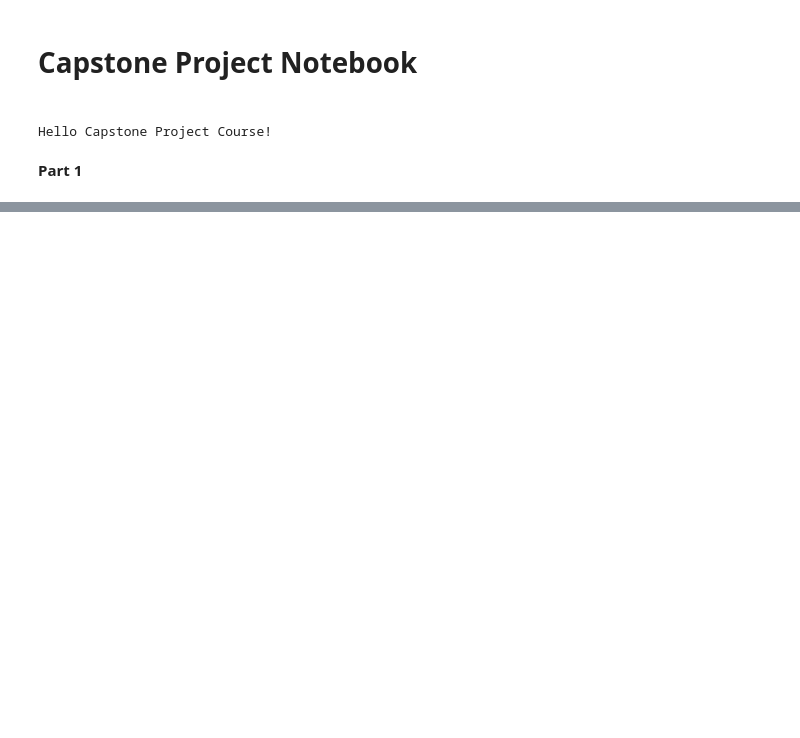
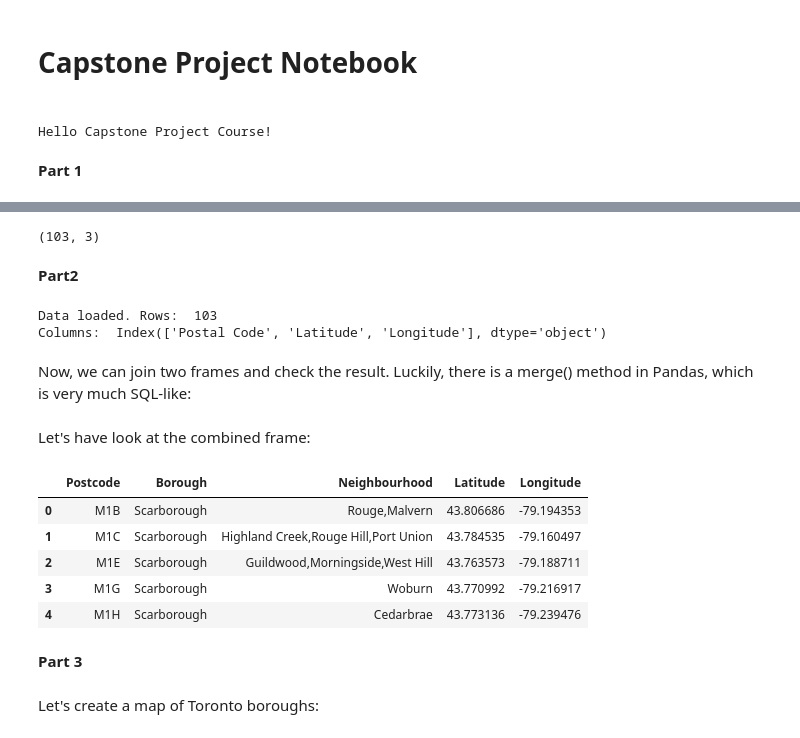
Before and after one commit to courseraproj/Coursera_Capstone, a Jupyter notebook: Coursera Neighborhoods in Toronto.ipynb, the cells around one changed output, grey strips where cells are left out. Saved outputs shown, nothing was run; the diff lists cells and outputs as text; code cells hidden in the pictures; blank space fills up the shorter version.

```diff
--- a/Coursera Neighborhoods in Toronto.ipynb
+++ b/Coursera Neighborhoods in Toronto.ipynb
@@ -61,0 +87,42 @@ toronto_neighborhood.shape
+# %%
+toronto_neighborhood.shape
+# %% [output]
+(103, 3)
+# %% [markdown]
+<B>Part2<B>
+# %%
+#Load data from CSV
+geo_data = pd.read_csv(GEODATA_CSV)
+
+#Print some stats
+print('Data loaded. Rows: ', geo_data.shape[0])
+print('Columns: ', geo_data.columns)
+# %% [output]
+Data loaded. Rows:  103
+Columns:  Index(['Postal Code', 'Latitude', 'Longitude'], dtype='object')
+# %% [markdown]
+Now, we can join two frames and check the result. Luckily, there is a merge() method in Pandas, which is very much SQL-like:
+# %%
+#Merge frames into new frame using zipcode as a key
+geo_zipcodes = pd.merge(
+    toronto_neighborhood, geo_data,
+    how='inner',
+    left_on = 'Postcode', right_on = 'Postal Code')
+
+#Drop unwanted 'Postal Code' column
+geo_zipcodes.drop('Postal Code', axis=1, inplace=True)
+# %% [markdown]
+Let's have look at the combined frame:
+# %%
+geo_zipcodes.head()
+# %% [output]
+|  | Postcode | Borough | Neighbourhood | Latitude | Longitude |
+| 0 | M1B | Scarborough | Rouge,Malvern | 43.806686 | -79.194353 |
+| 1 | M1C | Scarborough | Highland Creek,Rouge Hill,Port Union | 43.784535 | -79.160497 |
+| 2 | M1E | Scarborough | Guildwood,Morningside,West Hill | 43.763573 | -79.188711 |
+| 3 | M1G | Scarborough | Woburn | 43.770992 | -79.216917 |
+| 4 | M1H | Scarborough | Cedarbrae | 43.773136 | -79.239476 |
+# %% [markdown]
+<b>Part 3<b>
+# %% [markdown]
+Let's create a map of Toronto boroughs:
```
Also changed, not shown: parts of 18 cells of this notebook.
